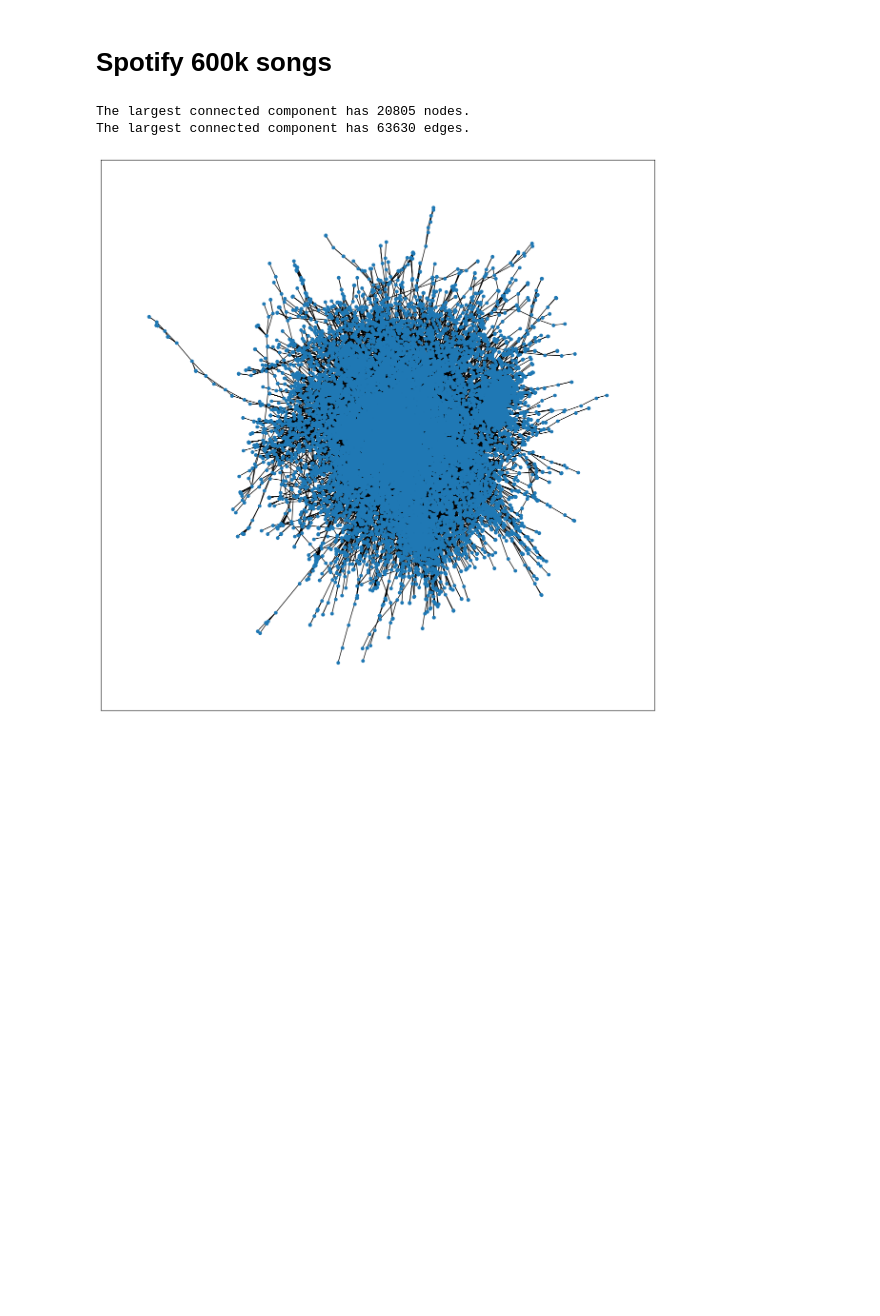
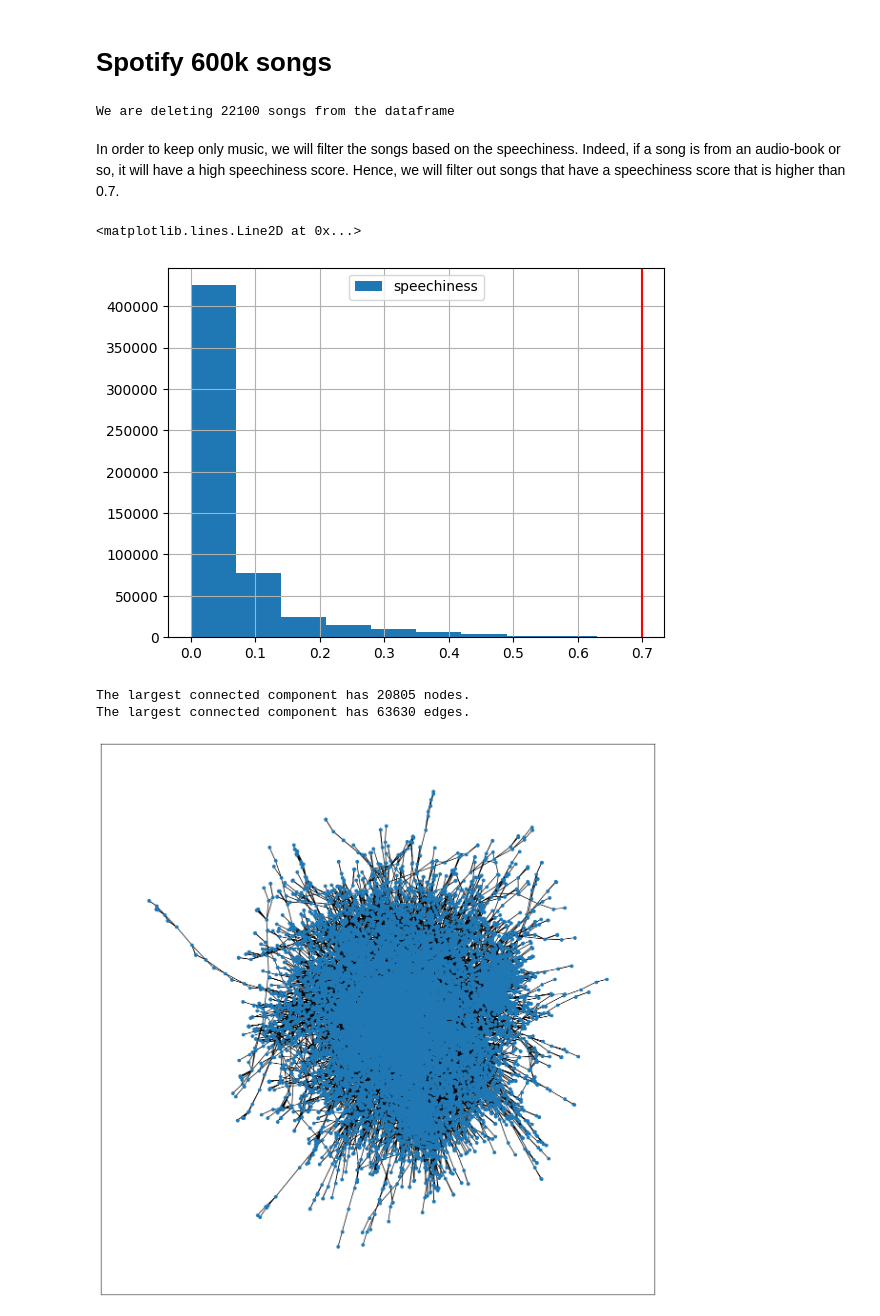
Before and after one commit to motmans-pj/MLNS-Spotify, a Jupyter notebook: Spotify_Oskar.ipynb, the cells around one changed output. Saved outputs shown, nothing was run; the diff lists cells and outputs as text; code cells hidden in the pictures; blank space fills up the shorter version.

Commit message:
added filter based on speechiness

```diff
--- a/Spotify_Oskar.ipynb
+++ b/Spotify_Oskar.ipynb
@@ -45,3 +43,19 @@ spotify_600, artists_600 = read_spotify_600(DATA_PATH=DATA_PATH, read=True)
+# %%
+spotify_600, artists_600 = read_spotify_600(DATA_PATH=DATA_PATH, read=True)
+
+# Filter out non-music
+n_non_music = sum(spotify_600["speechiness"] > 0.7)
+print(f"We are deleting {n_non_music} songs from the dataframe")
+spotify_600 = spotify_600[spotify_600["speechiness"] < 0.7]
+# %% [output]
+We are deleting 22100 songs from the dataframe
+# %% [markdown]
+In order to keep only music, we will filter the songs based on the speechiness. Indeed, if a song is from an audio-book or so, it will have a high speechiness score. Hence, we will filter out songs that have a speechiness score that is higher than 0.7.
+# %%
+spotify_600["speechiness"].hist(legend = "Speechiness").axvline(x = 0.7, color = "red")
+# %% [output]
+<matplotlib.lines.Line2D at 0x...>
+[figure, added]
 # %%
 #Nodes creation
 feat_track_600 = spotify_600[(spotify_600.num_artists > 1)&(spotify_600.release_date.dt.year > 1999)].copy()
```
Also changed, not shown: parts of 1 cell of this notebook.
